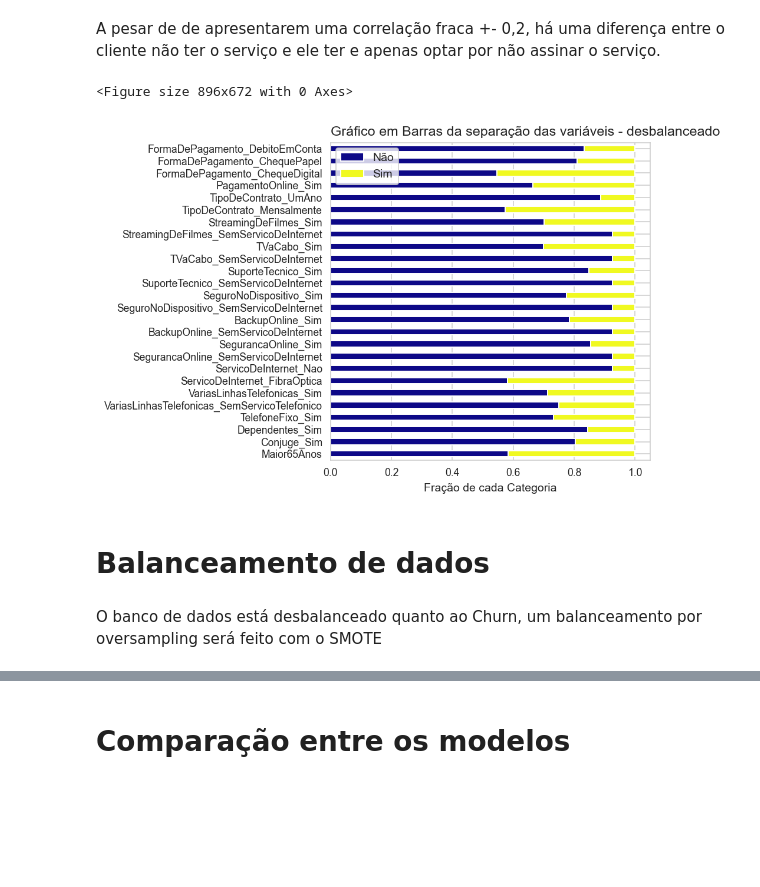
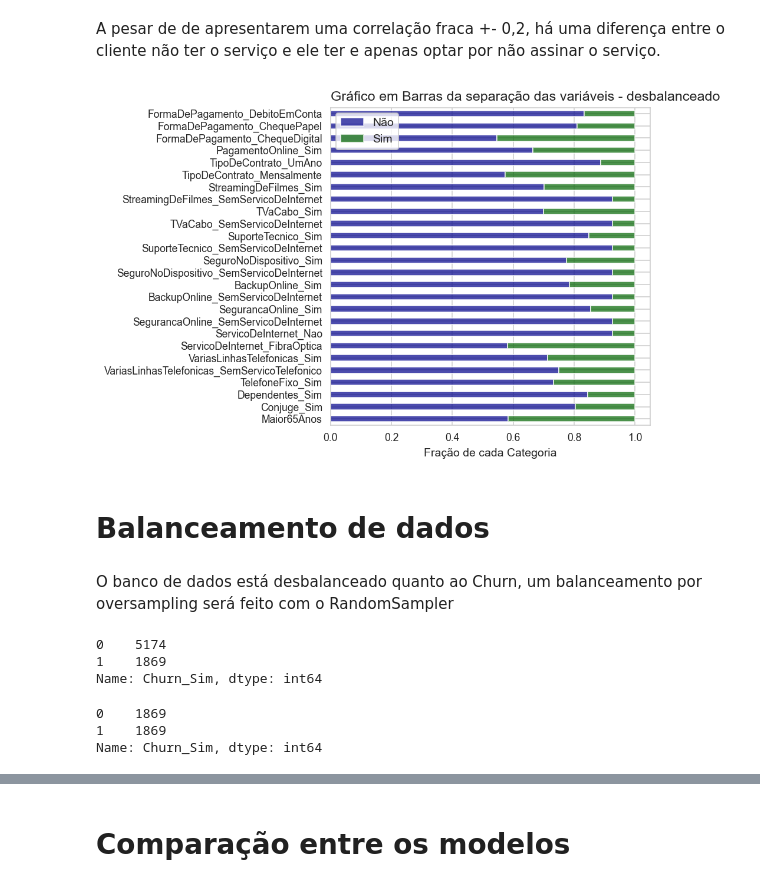
Before and after one commit to chzandonai/churn-detection, a Jupyter notebook: notebooks/deteccao-de-perdas-de-clientes-telefonia.ipynb, the cells around one changed output, grey strips where cells are left out. Cells and saved outputs as stored; diff of their text form; code cells hidden in the pictures; blank space fills up the shorter version.

```diff
--- a/notebooks/deteccao-de-perdas-de-clientes-telefonia.ipynb
+++ b/notebooks/deteccao-de-perdas-de-clientes-telefonia.ipynb
@@ -119,29 +128,28 @@ A pesar de de apresentarem uma correlação fraca +- 0,2, há uma diferença ent
 # %%
 #Plot doas variáveis apenas com sim e não para ver se elas dividem o dataset, DESBALANCEADO
 
 # transforma as variáveis zero e um para o formato unint8
 zeroum_to_uint8(df)
 
 # Cria um agrupamento de todas as variáveis categoricas
 A = df.select_dtypes(include = 'uint8').groupby(df.Churn_Sim, sort = False).sum()
 A = A.div(df.select_dtypes(include = 'uint8').sum(axis=0), axis=1).rename_axis('Cliente_Saiu').T
 A = A
 
 plt.rcParams["figure.dpi"] = 140
-plt.set_cmap('plasma')
 # sns.set_style('whitegrid')
 A.columns = ['Não', 'Sim']
-A.drop('Churn_Sim').plot(kind="barh", rot=0, stacked=True,
-       cmap='plasma',figsize=(5,5), )
+A.drop('Churn_Sim').plot(kind="barh", rot=0, stacked=True,figsize=(5,5),
+                         alpha=0.7, color=['darkblue','darkgreen'])
+# A.plot()
 plt.tick_params(labelsize=9)
 plt.xlabel('Fração de cada Categoria')
 plt.title('Gráfico em Barras da separação das variáveis - desbalanceado',loc='left')
 plt.savefig('../figs/barplot_desbal.png', dpi=300,bbox_inches='tight' )
 plt.show()
 # %% [output]
-<Figure size 896x672 with 0 Axes>
-[figure, old version]
+[figure, new version]
 # %% [markdown]
 # Balanceamento de dados
 # %% [markdown]
-O banco de dados está desbalanceado quanto ao Churn, um balanceamento por oversampling será feito com o SMOTE
+O banco de dados está desbalanceado quanto ao Churn, um balanceamento por oversampling será feito com o RandomSampler
@@ -159,0 +156,7 @@ y.value_counts()
+# %%
+# conferindo o balanceamento da target
+df.Churn_Sim.value_counts()
+# %% [output]
+0    5174
+1    1869
+Name: Churn_Sim, dtype: int64
@@ -160,3 +169,10 @@ y.value_counts()
+# %%
+# conferindo a atarget balanceada pelo RandomSampler
+y.value_counts()
+# %% [output]
+0    1869
+1    1869
+Name: Churn_Sim, dtype: int64
 # %%
 zeroum_to_uint8(X)
 
```
Also changed, not shown: parts of 38 cells of this notebook, 10 other files.
